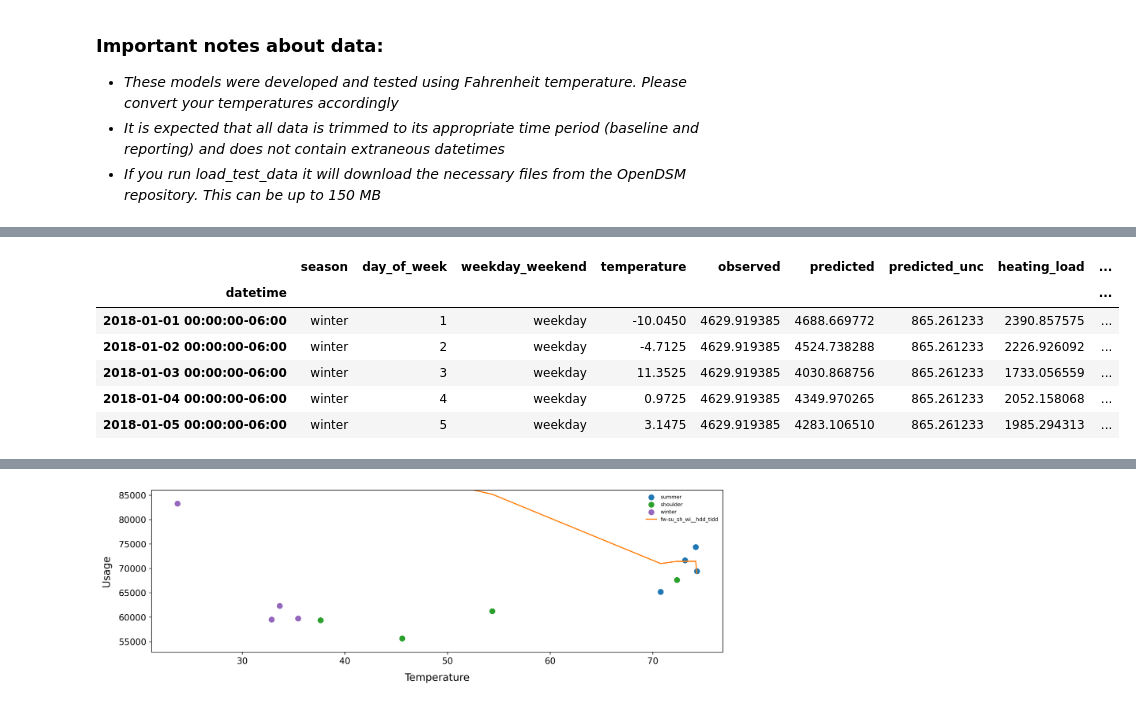
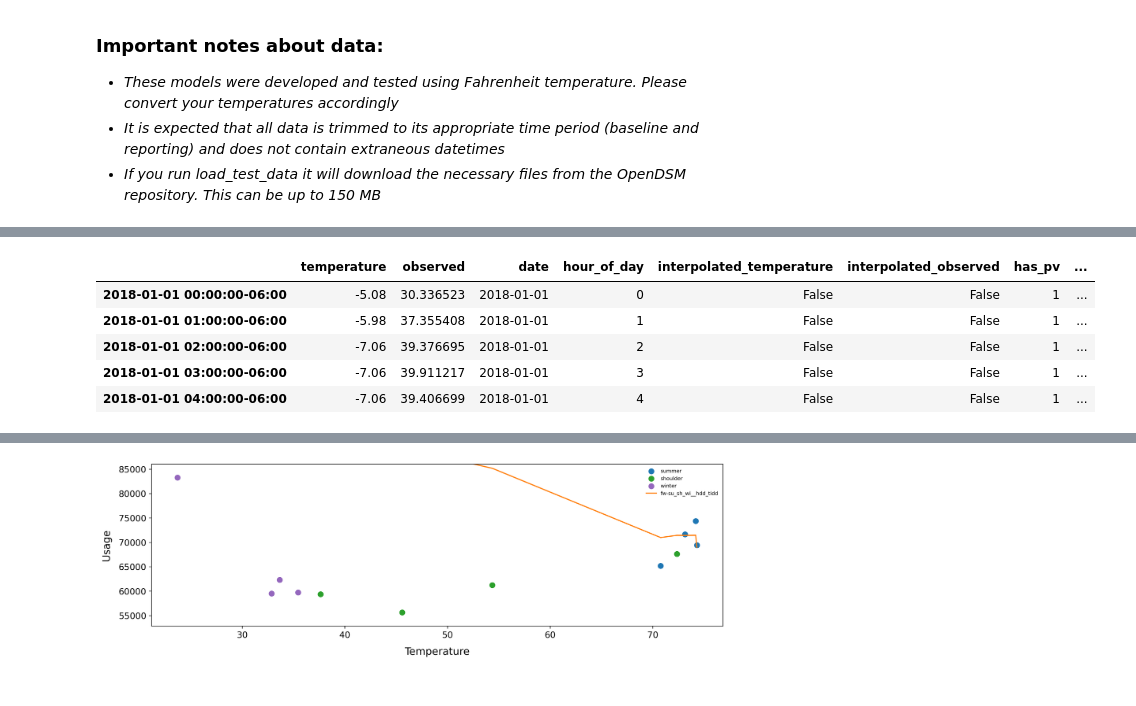
Before and after one commit to opendsm/opendsm-website, a Jupyter notebook: src/documentation/eemeter/hourly_model/_example.ipynb, the cells around one changed output, grey strips where cells are left out. Cells and saved outputs as stored; diff of their text form; code cells hidden in the pictures.

```diff
--- a/src/documentation/eemeter/hourly_model/_example.ipynb
+++ b/src/documentation/eemeter/hourly_model/_example.ipynb
@@ -57,7 +57,7 @@ If working with your own data instead of these samples, please refer directly to
 # Load in test data
 #     - This data contains 100 different meters
 
-df_baseline, df_reporting = odsm.test_data.load_test_data("monthly_treatment_data")
+df_baseline, df_reporting = odsm.test_data.load_test_data("hourly_treatment_data")
 # %%
 print(df_baseline)
 # %% [output]
@@ -93,9 +84,9 @@ id = df_baseline.index.get_level_values(0).unique()[n]
 df_baseline_n = df_baseline.loc[id]
 df_reporting_n = df_reporting.loc[id]
 
-baseline_data = em.BillingBaselineData(df_baseline_n, is_electricity_data=True)
-reporting_data = em.BillingReportingData(df_reporting_n, is_electricity_data=True)
+baseline_data = em.HourlyBaselineData(df_baseline_n, is_electricity_data=True)
+reporting_data = em.HourlyReportingData(df_reporting_n, is_electricity_data=True)
 
-billing_model = em.BillingModel().fit(baseline_data, ignore_disqualification=False)
-billing_model.predict(baseline_data).head()
+hourly_model = em.HourlyModel().fit(baseline_data, ignore_disqualification=False)
+hourly_model.predict(baseline_data).head()
 # %% [output]
@@ -105,10 +97,9 @@ WARNING:eemeter:Cannot confirm that pre-aggregated temperature data had sufficie
-|  | season | day_of_week | weekday_weekend | temperature | observed | predicted | predicted_unc | heating_load | ... |
-| datetime |  |  |  |  |  |  |  |  | ... |
-| 2018-01-01 00:00:00-06:00 | winter | 1 | weekday | -10.0450 | 4629.919385 | 4688.669772 | 865.261233 | 2390.857575 | ... |
-| 2018-01-02 00:00:00-06:00 | winter | 2 | weekday | -4.7125 | 4629.919385 | 4524.738288 | 865.261233 | 2226.926092 | ... |
-| 2018-01-03 00:00:00-06:00 | winter | 3 | weekday | 11.3525 | 4629.919385 | 4030.868756 | 865.261233 | 1733.056559 | ... |
-| 2018-01-04 00:00:00-06:00 | winter | 4 | weekday | 0.9725 | 4629.919385 | 4349.970265 | 865.261233 | 2052.158068 | ... |
-| 2018-01-05 00:00:00-06:00 | winter | 5 | weekday | 3.1475 | 4629.919385 | 4283.106510 | 865.261233 | 1985.294313 | ... |
+|  | temperature | observed | date | hour_of_day | interpolated_temperature | interpolated_observed | has_pv | ... |
+| 2018-01-01 00:00:00-06:00 | -5.08 | 30.336523 | 2018-01-01 | 0 | False | False | 1 | ... |
+| 2018-01-01 01:00:00-06:00 | -5.98 | 37.355408 | 2018-01-01 | 1 | False | False | 1 | ... |
+| 2018-01-01 02:00:00-06:00 | -7.06 | 39.376695 | 2018-01-01 | 2 | False | False | 1 | ... |
+| 2018-01-01 03:00:00-06:00 | -7.06 | 39.911217 | 2018-01-01 | 3 | False | False | 1 | ... |
+| 2018-01-01 04:00:00-06:00 | -7.06 | 39.406699 | 2018-01-01 | 4 | False | False | 1 | ... |
 # %%
 print(df_baseline_n)
 # %% [output]
```
Also changed, not shown: parts of 24 cells of this notebook, 24 other files.
